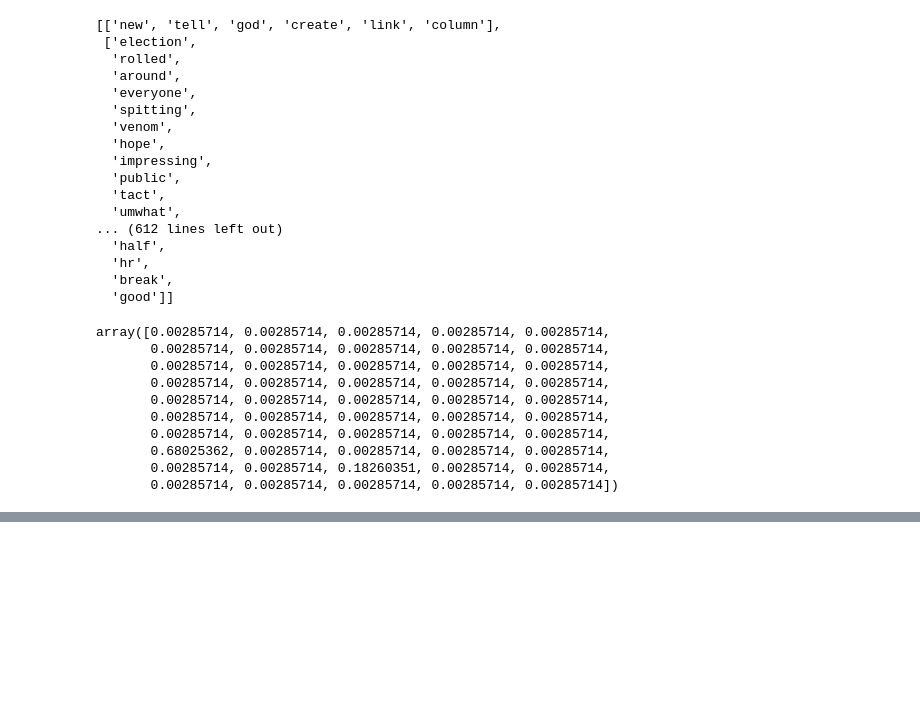
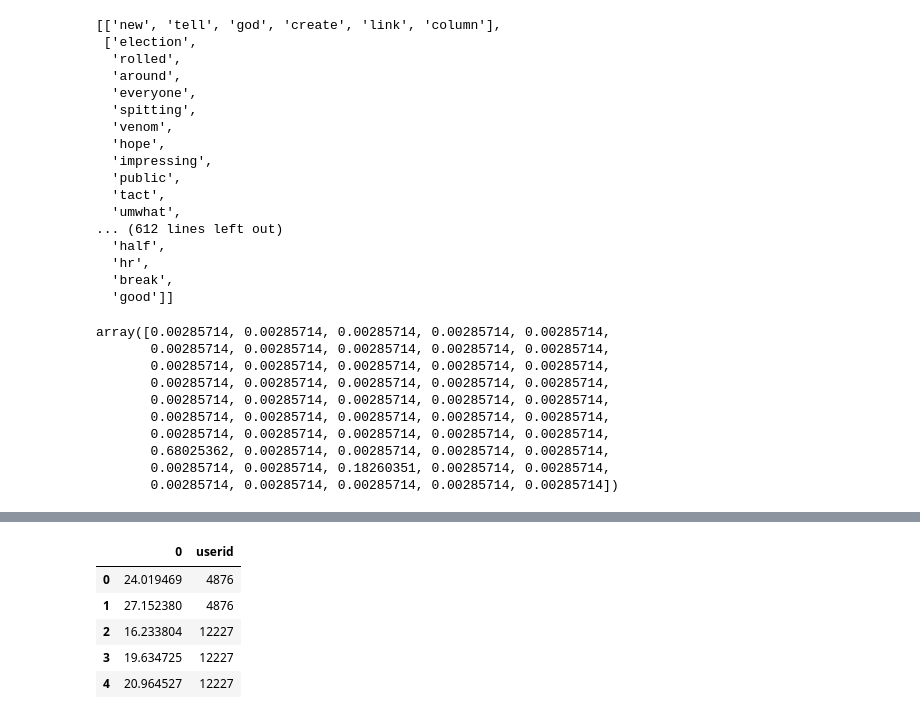
Before and after one commit to andrewdahbura/sys6018-competition-blogger-characteristics, a Jupyter notebook: LDA.ipynb, the cells around one changed output, grey strips where cells are left out. Drawn from its saved outputs; the diff is of its cells as text; code cells hidden in the pictures; blank space fills up the shorter version.

```diff
--- a/LDA.ipynb
+++ b/LDA.ipynb
@@ -151,0 +176,13 @@ np.save('numpyldatrain', all_topics_numpytrain)
+# %%
+ids = test["user.id"]
+# %%
+predictionsdf['userid'] = ids
+# %%
+predictionsdf.head()
+# %% [output]
+|  | 0 | userid |
+| 0 | 24.019469 | 4876 |
+| 1 | 27.152380 | 4876 |
+| 2 | 16.233804 | 12227 |
+| 3 | 19.634725 | 12227 |
+| 4 | 20.964527 | 12227 |
```
Also changed, not shown: parts of 7 cells of this notebook.
